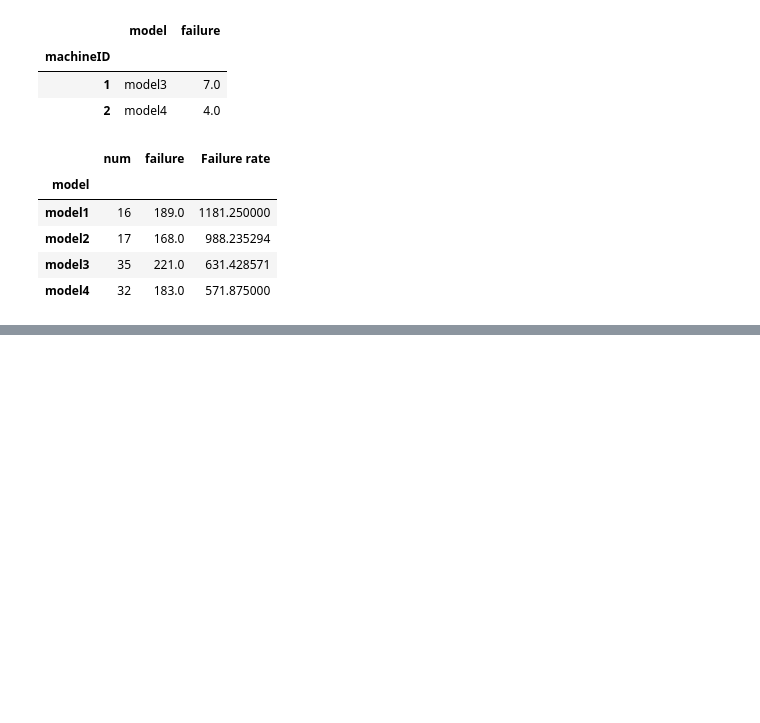
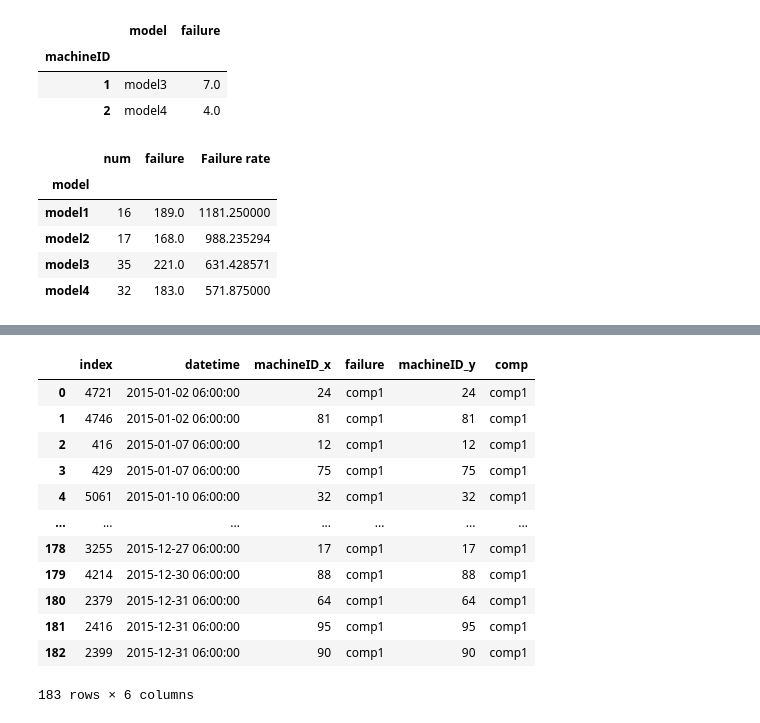
Before and after one commit to cesong2/Display-Sensor, a Jupyter notebook: 딥한_분석1,2,4.ipynb, the cells around one changed output, grey strips where cells are left out. Saved outputs shown, nothing was run; the diff lists cells and outputs as text; code cells hidden in the pictures; blank space fills up the shorter version.

```diff
--- a/딥한_분석1,2,4.ipynb
+++ b/딥한_분석1,2,4.ipynb
@@ -236,0 +247,4 @@ models_failures_count
+# %%
+# 1. 고장나서 교체한 데이터만 추출
+# failures.csv에는 2015년도 데이터만 있으므로, maint.csv에서 2015년 데이터만 추출해서 비교.
+maint_df_2015 = maint_df[maint_df['datetime'].str.contains('2015')]
@@ -236,0 +269,7 @@ models_failures_count
+# %%
+# 공통된 날짜에 해당하는 데이터 추출하기
+fail_maint = pd.merge(failures_df, maint_df_2015, on='datetime')
+# %%
+# 고장난 기계, 부품 같은 데이터만 추출
+fail_maint = fail_maint[fail_maint['failure']==fail_maint['comp']]
+fail_maint = fail_maint[fail_maint['machineID_x']==fail_maint['machineID_y']]
@@ -236,0 +314,22 @@ models_failures_count
+# %%
+# 부품별 데이터로 분리
+fail_maint1 = fail_maint[fail_maint['comp']=='comp1'].sort_values(by=['datetime'], ascending=True).reset_index()
+fail_maint2 = fail_maint[fail_maint['comp']=='comp2'].sort_values(by=['datetime'], ascending=True).reset_index()
+fail_maint3 = fail_maint[fail_maint['comp']=='comp3'].sort_values(by=['datetime'], ascending=True).reset_index()
+fail_maint4 = fail_maint[fail_maint['comp']=='comp4'].sort_values(by=['datetime'], ascending=True).reset_index()
+# %%
+fail_maint1
+# %% [output]
+|  | index | datetime | machineID_x | failure | machineID_y | comp |
+| 0 | 4721 | 2015-01-02 06:00:00 | 24 | comp1 | 24 | comp1 |
+| 1 | 4746 | 2015-01-02 06:00:00 | 81 | comp1 | 81 | comp1 |
+| 2 | 416 | 2015-01-07 06:00:00 | 12 | comp1 | 12 | comp1 |
+| 3 | 429 | 2015-01-07 06:00:00 | 75 | comp1 | 75 | comp1 |
+| 4 | 5061 | 2015-01-10 06:00:00 | 32 | comp1 | 32 | comp1 |
+| ... | ... | ... | ... | ... | ... | ... |
+| 178 | 3255 | 2015-12-27 06:00:00 | 17 | comp1 | 17 | comp1 |
+| 179 | 4214 | 2015-12-30 06:00:00 | 88 | comp1 | 88 | comp1 |
+| 180 | 2379 | 2015-12-31 06:00:00 | 64 | comp1 | 64 | comp1 |
+| 181 | 2416 | 2015-12-31 06:00:00 | 95 | comp1 | 95 | comp1 |
+| 182 | 2399 | 2015-12-31 06:00:00 | 90 | comp1 | 90 | comp1 |
+183 rows × 6 columns
```
Also changed, not shown: parts of 12 cells of this notebook.
